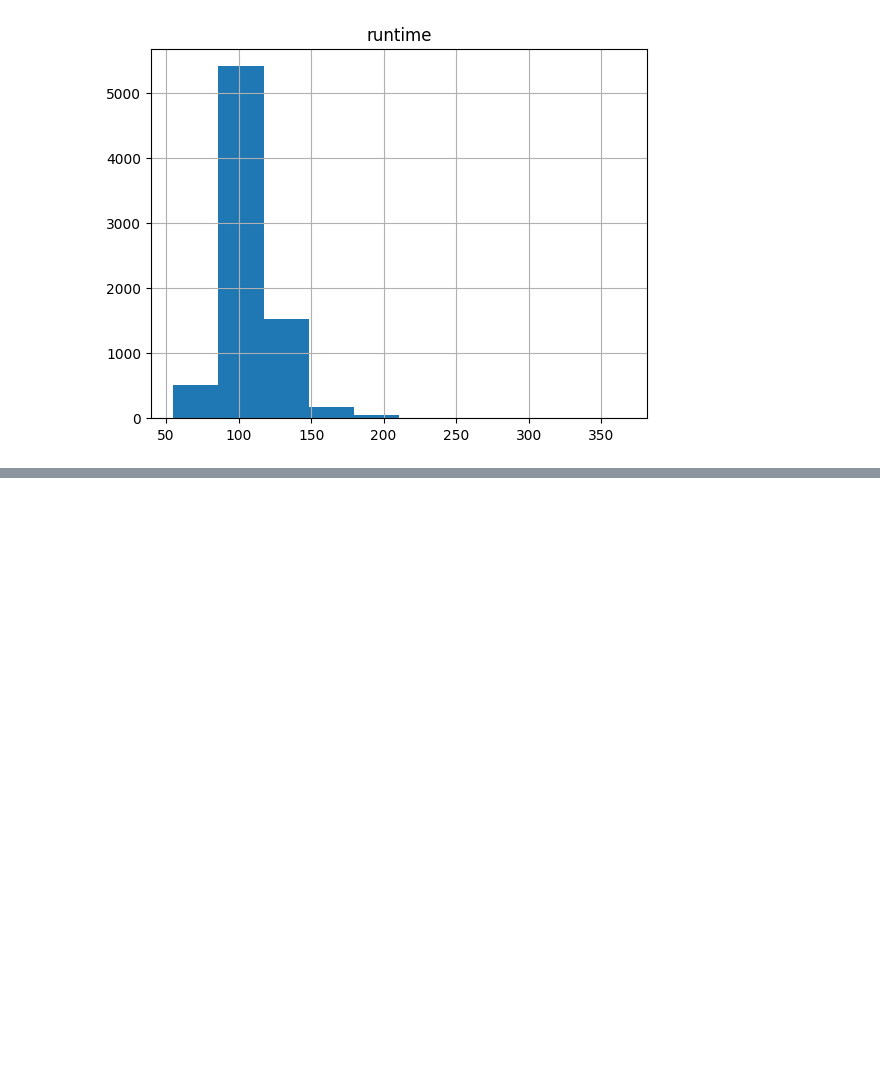
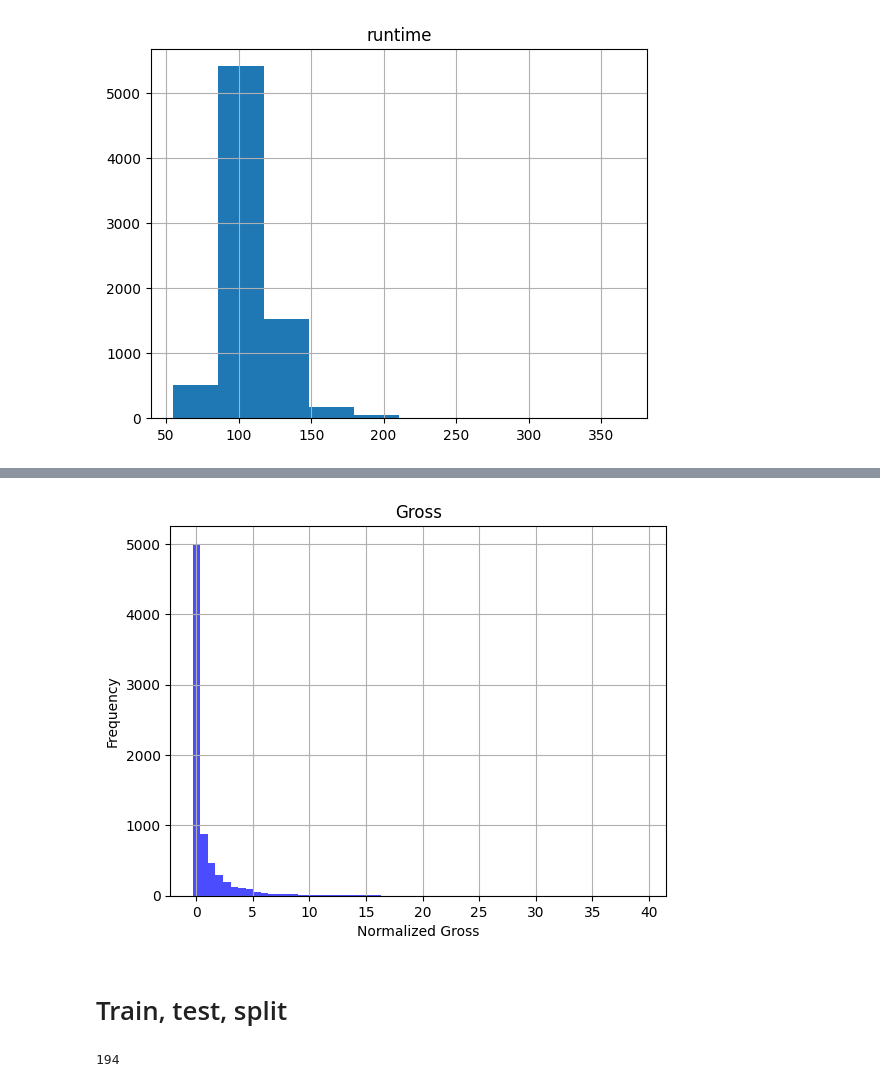
Before and after one commit to KalebJS/cs201r-final-project, a Jupyter notebook: explore.ipynb, the cells around one changed output, grey strips where cells are left out. Drawn from its saved outputs; the diff is of its cells as text; code cells hidden in the pictures; blank space fills up the shorter version.

```diff
--- a/explore.ipynb
+++ b/explore.ipynb
@@ -122,0 +324,14 @@ for col in df.columns:
+# %%
+# gross
+
+# Fit and transform data
+df["gross"] = scaler.fit_transform(df["gross"].values.reshape(-1, 1))
+plot_histogram(df["gross"], "Gross", "Normalized Gross", "Frequency")
+# %% [output]
+[figure, added]
+# %% [markdown]
+# Train, test, split
+# %%
+len(df.columns)
+# %% [output]
+194
```
Also changed, not shown: parts of 39 cells of this notebook, 3 other files.
